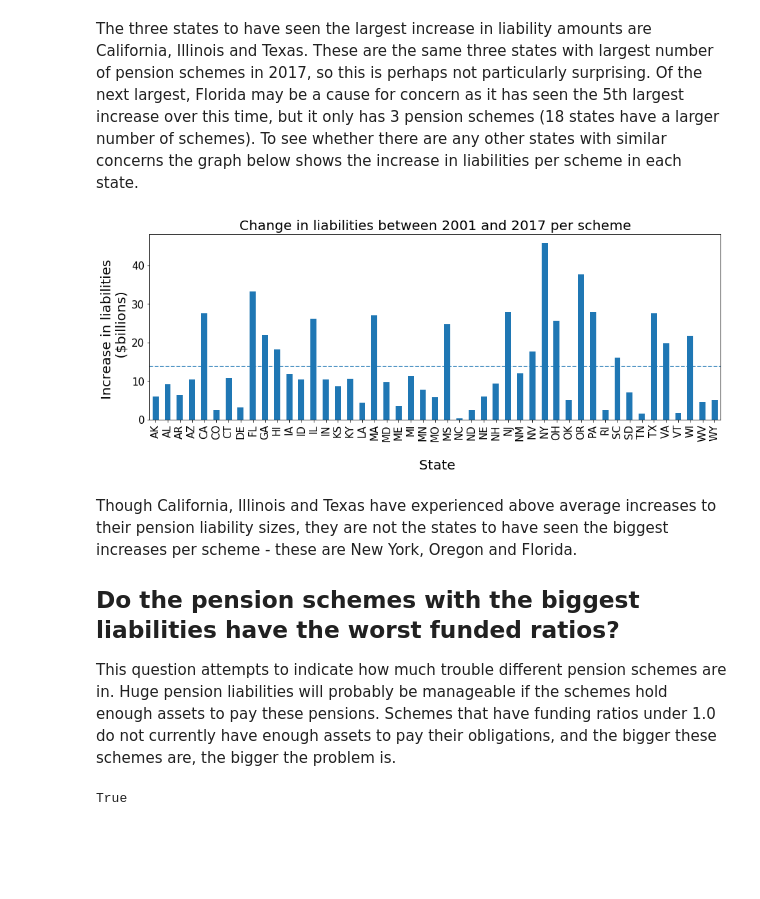
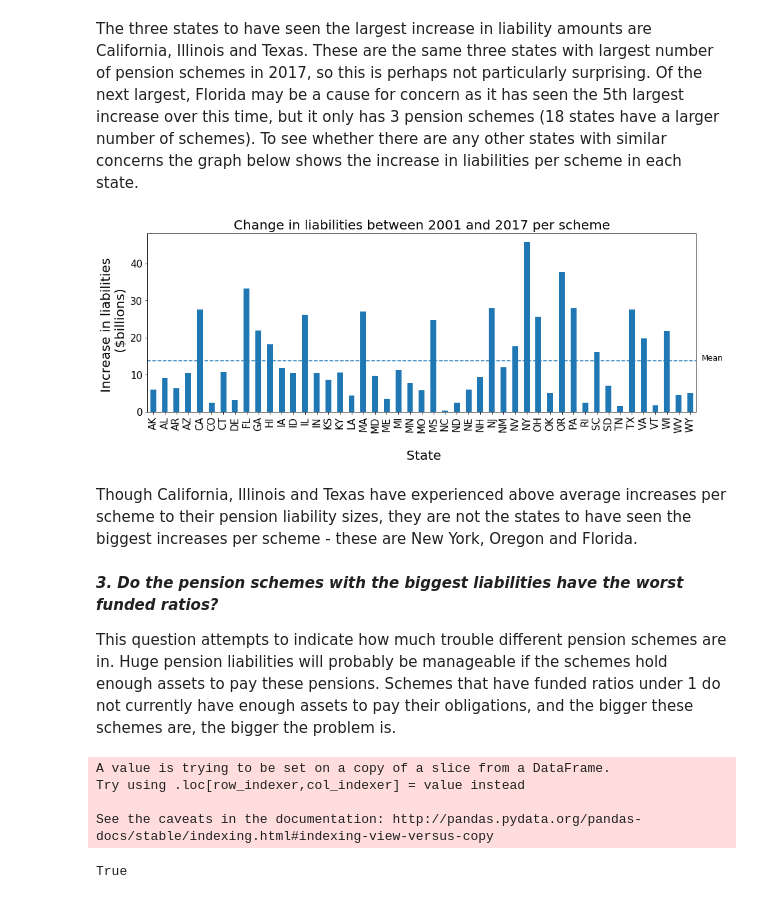
Before and after one commit to SmellsLikeCake/Thinkful-Unit4, a Jupyter notebook: Fundamentals Capstone Report.ipynb, the cells around one changed output. Saved outputs shown, nothing was run; the diff lists cells and outputs as text; code cells hidden in the pictures; blank space fills up the shorter version.

Commit message:
Completed intro and analytic questions

```diff
--- a/Fundamentals Capstone Report.ipynb
+++ b/Fundamentals Capstone Report.ipynb
@@ -162,31 +160,39 @@ The three states to have seen the largest increase in liability amounts are Cali
 # %%
 num_schemes = pd.DataFrame(pensions_17.StateAbbrev.value_counts())
 num_schemes.sort_index(inplace=True)
 liabs_01_17['Num_schemes'] = num_schemes['StateAbbrev']
 liabs_01_17['Change_per_scheme'] = liabs_01_17['Liabs_change'] / liabs_01_17['Num_schemes']
 
 liabs_01_17.Change_per_scheme.plot(kind='bar', figsize=(15,5))
 plt.title("Change in liabilities between 2001 and 2017 per scheme", fontsize=20)
 plt.ylabel("Increase in liabilities \n ($billions)", fontsize=20)
 plt.xlabel("\n State", fontsize=20)
 plt.xticks(fontsize=15)
 plt.yticks(fontsize=15)
 plt.axhline(liabs_01_17.Change_per_scheme.mean(), linestyle='dashed')
+plt.text(47, liabs_01_17.Change_per_scheme.mean(), "Mean", fontsize=12)
 plt.show()
 # %% [output]
-[figure, old version]
+[figure, new version]
+# %% [markdown]
+Though California, Illinois and Texas have experienced above average increases per scheme to their pension liability sizes, they are not the states to have seen the biggest increases per scheme - these are New York, Oregon and Florida.
 # %% [markdown]
-Though California, Illinois and Texas have experienced above average increases to their pension liability sizes, they are not the states to have seen the biggest increases per scheme - these are New York, Oregon and Florida.
+<i><b>3. Do the pension schemes with the biggest liabilities have the worst funded ratios?</b></i>
 
-## Do the pension schemes with the biggest liabilities have the worst funded ratios?
-
-This question attempts to indicate how much trouble different pension schemes are in. Huge pension liabilities will probably be manageable if the schemes hold enough assets to pay these pensions. Schemes that have funding ratios under 1.0 do not currently have enough assets to pay their obligations, and the bigger these schemes are, the bigger the problem is.
+This question attempts to indicate how much trouble different pension schemes are in. Huge pension liabilities will probably be manageable if the schemes hold enough assets to pay these pensions. Schemes that have funded ratios under 1 do not currently have enough assets to pay their obligations, and the bigger these schemes are, the bigger the problem is.
 # %%
+pensions_2017_clean = pensions_2017.dropna(subset=['ActLiabilities_GASB'])
+pensions_2017_clean['ActLiabilities_GASB'] = pensions_2017_clean['ActLiabilities_GASB'] / 1000000 # Convert to billions
+
 # Check no NAs in funded ratio column
 pen_check = pensions_2017_clean.dropna(subset=['ActFundedRatio_GASB'])
 len(pensions_2017_clean) == len(pen_check)
 # %% [output]
-True
+A value is trying to be set on a copy of a slice from a DataFrame.
+Try using .loc[row_indexer,col_indexer] = value instead
+
+See the caveats in the documentation: http://pandas.pydata.org/pandas-docs/stable/indexing.html#indexing-view-versus-copy
+True
 # %%
 plt.figure(figsize=(20,10))
 
```
Also changed, not shown: parts of 22 cells of this notebook.
